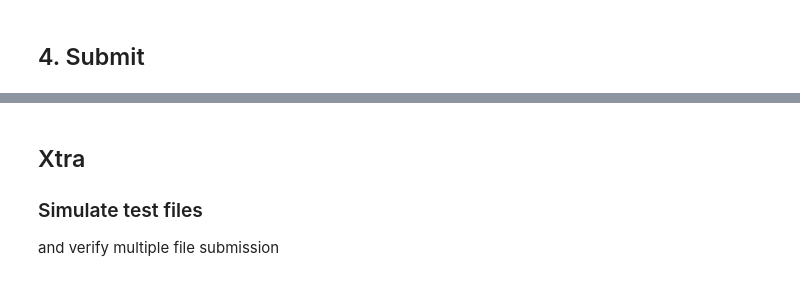
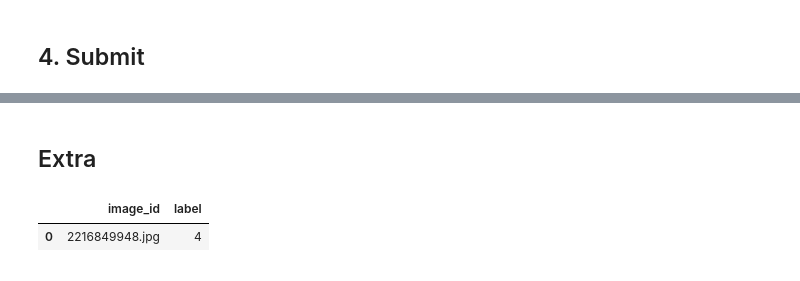
Before and after one commit to anyaconda/my-fastai-project, a Jupyter notebook: myKaggleSubmissions/Cassava/my-kaggle-cassava-1-model_simulateTestDs.ipynb, the cells around one changed output, grey strips where cells are left out. Drawn from its saved outputs; the diff is of its cells as text; code cells hidden in the pictures.

```diff
--- a/myKaggleSubmissions/Cassava/my-kaggle-cassava-1-model_simulateTestDs.ipynb
+++ b/myKaggleSubmissions/Cassava/my-kaggle-cassava-1-model_simulateTestDs.ipynb
@@ -303,9 +303,12 @@ submission.head()
 # %%
 submission.to_csv('submission.csv', index=False)
-# %% [markdown]
-## Xtra
-### Simulate test files
-and verify multiple file submission
+# %% [markdown]
+## Extra
+# %%
+sample_submission
+# %% [output]
+|  | image_id | label |
+| 0 | 2216849948.jpg | 4 |
 # %%
 !mkdir mytemp
 !cp '../input/cassava-leaf-disease-classification/train_images/1235188286.jpg' 'mytemp/test1.jpg'
```
Also changed, not shown: parts of 12 cells of this notebook, 2 other files.
